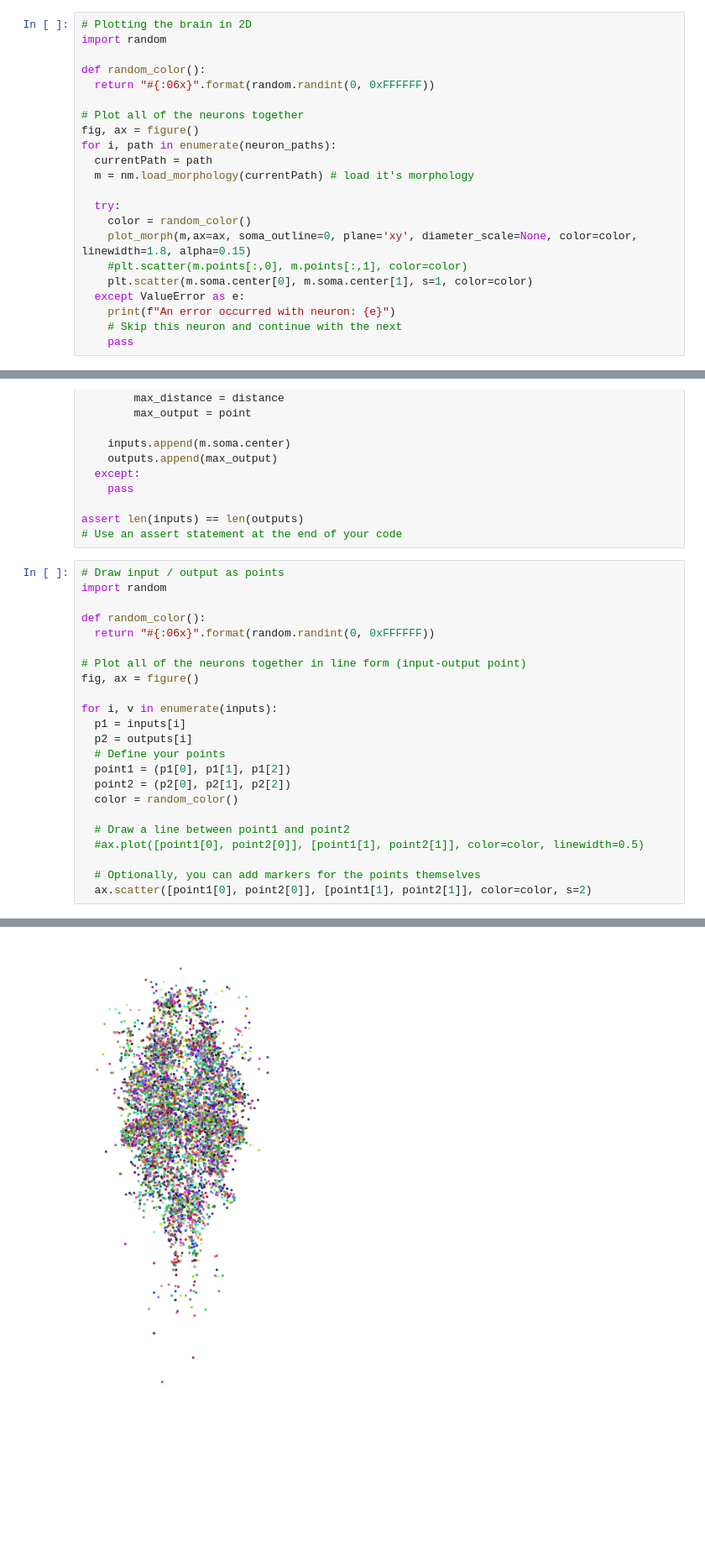
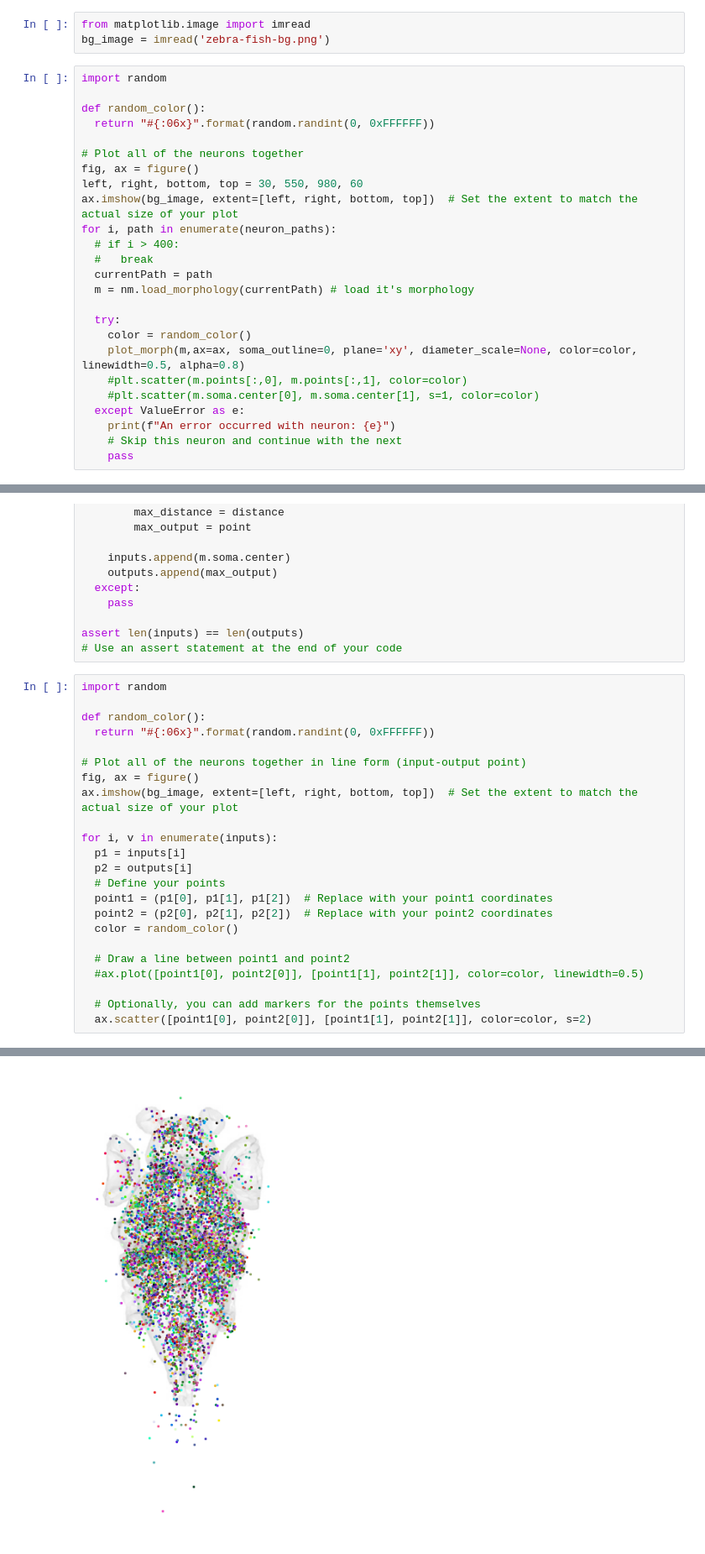
Before and after one commit to alinvdu/neuromorphic-connectome-approach, a Jupyter notebook: src/connectome/zebra_fish.ipynb, the cells around one changed output, grey strips where cells are left out. Shown: that part at 84% size. Drawn from its saved outputs; the diff is of its cells as text; blank space fills up the shorter version.

```diff
--- a/src/connectome/zebra_fish.ipynb
+++ b/src/connectome/zebra_fish.ipynb
@@ -102,5 +104,7 @@ ax.scatter(m.soma.center[0], m.soma.center[1], m.soma.center[2], s=10, color='r'
+# %%
+from matplotlib.image import imread
+bg_image = imread('zebra-fish-bg.png')
 # %%
-# Plotting the brain in 2D
 import random
 
 def random_color():
@@ -108,15 +112,19 @@ def random_color():
 
 # Plot all of the neurons together
 fig, ax = figure()
+left, right, bottom, top = 30, 550, 980, 60
+ax.imshow(bg_image, extent=[left, right, bottom, top])  # Set the extent to match the actual size of your plot
 for i, path in enumerate(neuron_paths):
+  # if i > 400:
+  #   break
   currentPath = path
   m = nm.load_morphology(currentPath) # load it's morphology
 
   try:
     color = random_color()
-    plot_morph(m,ax=ax, soma_outline=0, plane='xy', diameter_scale=None, color=color, linewidth=1.8, alpha=0.15)
+    plot_morph(m,ax=ax, soma_outline=0, plane='xy', diameter_scale=None, color=color, linewidth=0.5, alpha=0.8)
     #plt.scatter(m.points[:,0], m.points[:,1], color=color)
-    plt.scatter(m.soma.center[0], m.soma.center[1], s=1, color=color)
+    #plt.scatter(m.soma.center[0], m.soma.center[1], s=1, color=color)
   except ValueError as e:
     print(f"An error occurred with neuron: {e}")
     # Skip this neuron and continue with the next
@@ -178,7 +186,6 @@ for i, path in enumerate(neuron_paths):
 assert len(inputs) == len(outputs)
 # Use an assert statement at the end of your code
 # %%
-# Draw input / output as points
 import random
 
 def random_color():
@@ -186,13 +193,14 @@ def random_color():
 
 # Plot all of the neurons together in line form (input-output point)
 fig, ax = figure()
+ax.imshow(bg_image, extent=[left, right, bottom, top])  # Set the extent to match the actual size of your plot
 
 for i, v in enumerate(inputs):
   p1 = inputs[i]
   p2 = outputs[i]
   # Define your points
-  point1 = (p1[0], p1[1], p1[2])
-  point2 = (p2[0], p2[1], p2[2])
+  point1 = (p1[0], p1[1], p1[2])  # Replace with your point1 coordinates
+  point2 = (p2[0], p2[1], p2[2])  # Replace with your point2 coordinates
   color = random_color()
 
   # Draw a line between point1 and point2
@@ -205,2 +212,2 @@ for i, v in enumerate(inputs):
-[figure, old version]
+[figure, new version]
 # %%
```
Also changed, not shown: parts of 8 cells of this notebook, 1 other file.
